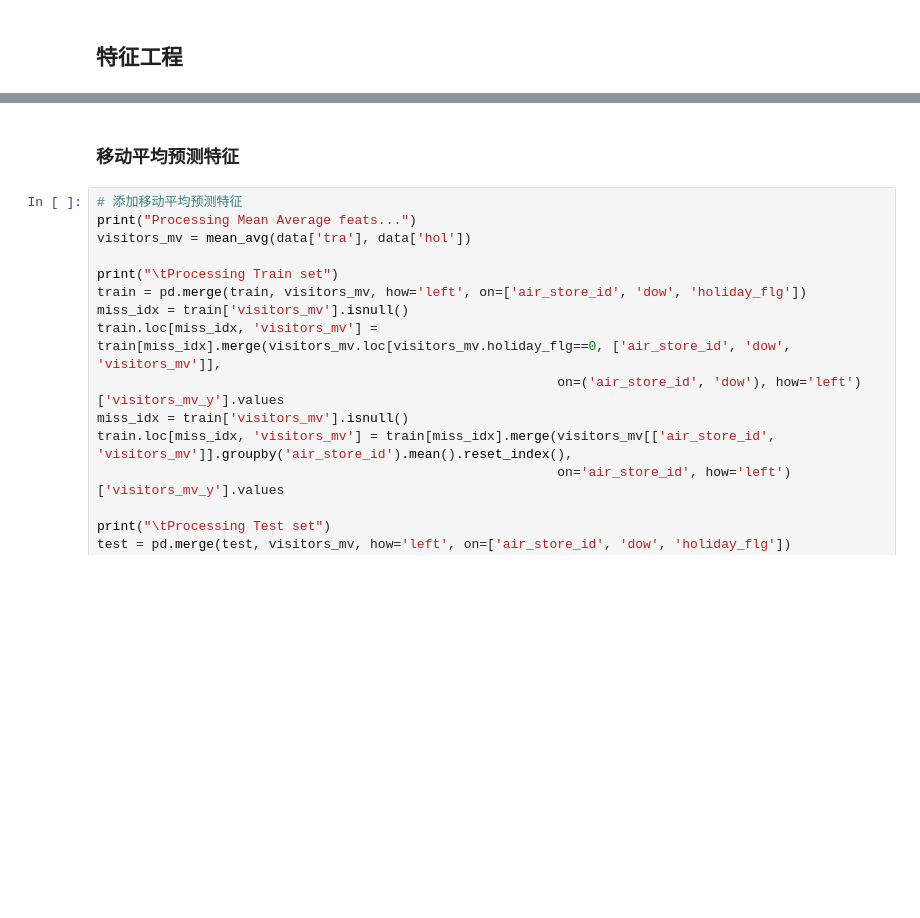
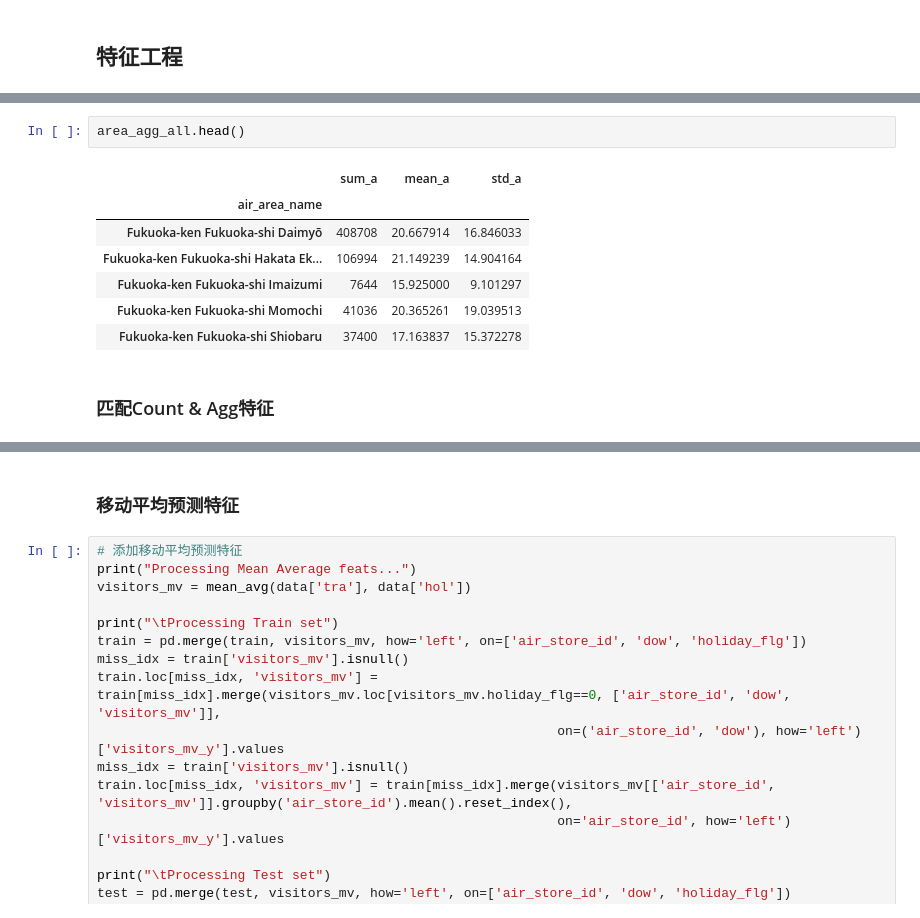
Before and after one commit to shenc3/kaggle_note, a Jupyter notebook: Recruit Restaurant Visitor Forecasting/Predict.ipynb, the cells around one changed output, grey strips where cells are left out. Cells and saved outputs as stored; diff of their text form; blank space fills up the shorter version.

```diff
--- a/Recruit Restaurant Visitor Forecasting/Predict.ipynb
+++ b/Recruit Restaurant Visitor Forecasting/Predict.ipynb
@@ -546,3 +554,15 @@ Processing Area_feats...
 Processing Holiday_feats...
 Processing Total_order_feats...
 Processing lat&lon_feats...
+# %%
+area_agg_all.head()
+# %% [output]
+|  | sum_a | mean_a | std_a |
+| air_area_name |  |  |  |
+| Fukuoka-ken Fukuoka-shi Daimyō | 408708 | 20.667914 | 16.846033 |
+| Fukuoka-ken Fukuoka-shi Hakata Ek... | 106994 | 21.149239 | 14.904164 |
+| Fukuoka-ken Fukuoka-shi Imaizumi | 7644 | 15.925000 | 9.101297 |
+| Fukuoka-ken Fukuoka-shi Momochi | 41036 | 20.365261 | 19.039513 |
+| Fukuoka-ken Fukuoka-shi Shiobaru | 37400 | 17.163837 | 15.372278 |
+# %% [markdown]
+### 匹配Count & Agg特征
```
Also changed, not shown: parts of 13 cells of this notebook.
